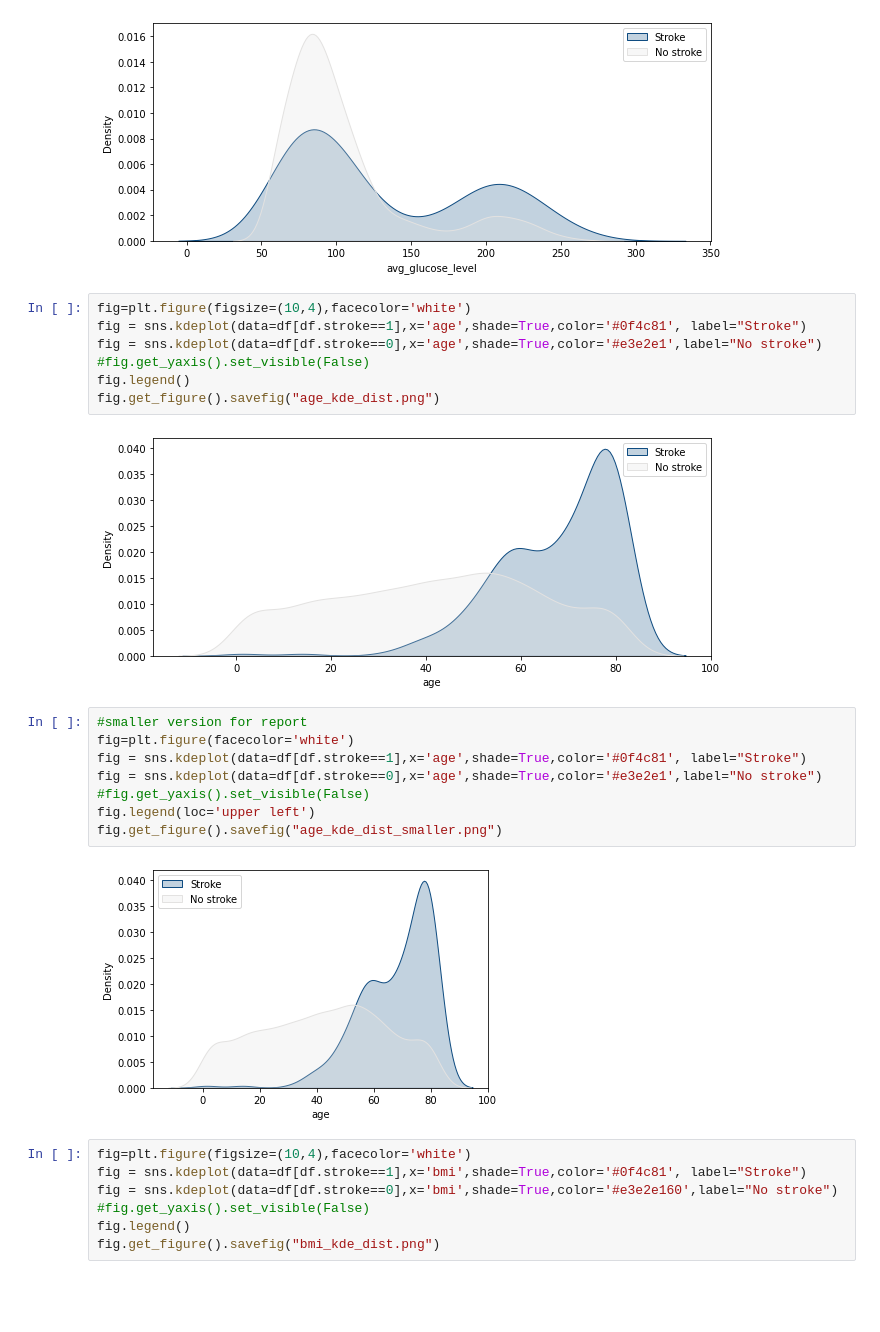
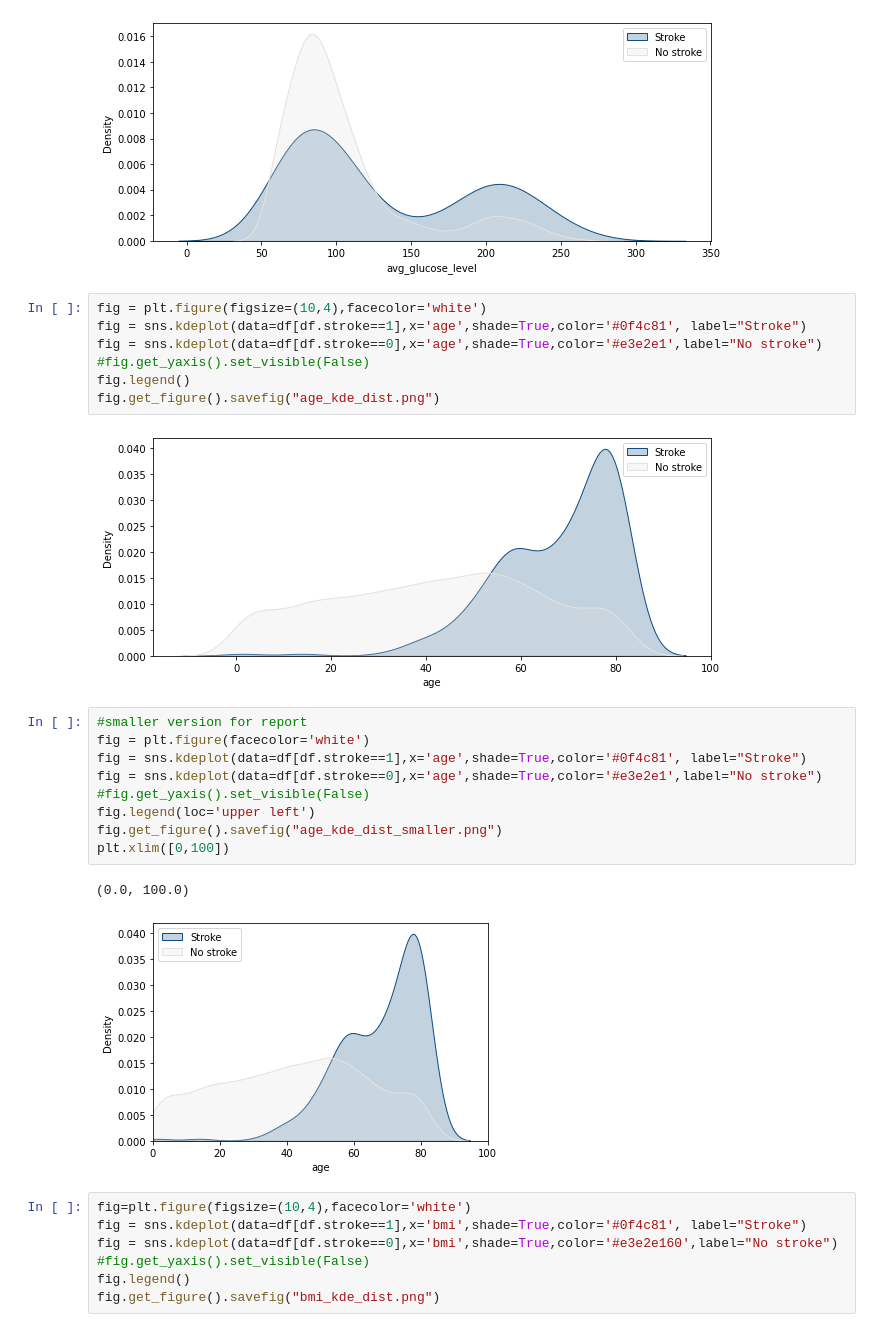
Before and after one commit to lrnz-asnprs/stroke-prediction-project, a Jupyter notebook: notebooks/hand-in notebooks/Data exploration/Data Exploration_finished_do_not_change.ipynb, the cells around one changed output. Drawn from its saved outputs; the diff is of its cells as text; blank space fills up the shorter version.

```diff
--- a/notebooks/hand-in notebooks/Data exploration/Data Exploration_finished_do_not_change.ipynb
+++ b/notebooks/hand-in notebooks/Data exploration/Data Exploration_finished_do_not_change.ipynb
@@ -233,7 +233,7 @@ fig.get_figure().savefig("gluc_kde_dist.png")
 # %% [output]
 [figure]
 # %%
-fig=plt.figure(figsize=(10,4),facecolor='white')
+fig = plt.figure(figsize=(10,4),facecolor='white')
 fig = sns.kdeplot(data=df[df.stroke==1],x='age',shade=True,color='#0f4c81', label="Stroke")
 fig = sns.kdeplot(data=df[df.stroke==0],x='age',shade=True,color='#e3e2e1',label="No stroke")
 #fig.get_yaxis().set_visible(False)
@@ -243,14 +243,16 @@ fig.get_figure().savefig("age_kde_dist.png")
 [figure]
 # %%
 #smaller version for report
-fig=plt.figure(facecolor='white')
+fig = plt.figure(facecolor='white')
 fig = sns.kdeplot(data=df[df.stroke==1],x='age',shade=True,color='#0f4c81', label="Stroke")
 fig = sns.kdeplot(data=df[df.stroke==0],x='age',shade=True,color='#e3e2e1',label="No stroke")
 #fig.get_yaxis().set_visible(False)
 fig.legend(loc='upper left')
 fig.get_figure().savefig("age_kde_dist_smaller.png")
+plt.xlim([0,100])
 # %% [output]
+(0.0, 100.0)
-[figure, old version]
+[figure, new version]
 # %%
 fig=plt.figure(figsize=(10,4),facecolor='white')
 fig = sns.kdeplot(data=df[df.stroke==1],x='bmi',shade=True,color='#0f4c81', label="Stroke")
```
Also changed, not shown: parts of 4 cells of this notebook, 12 other files.
